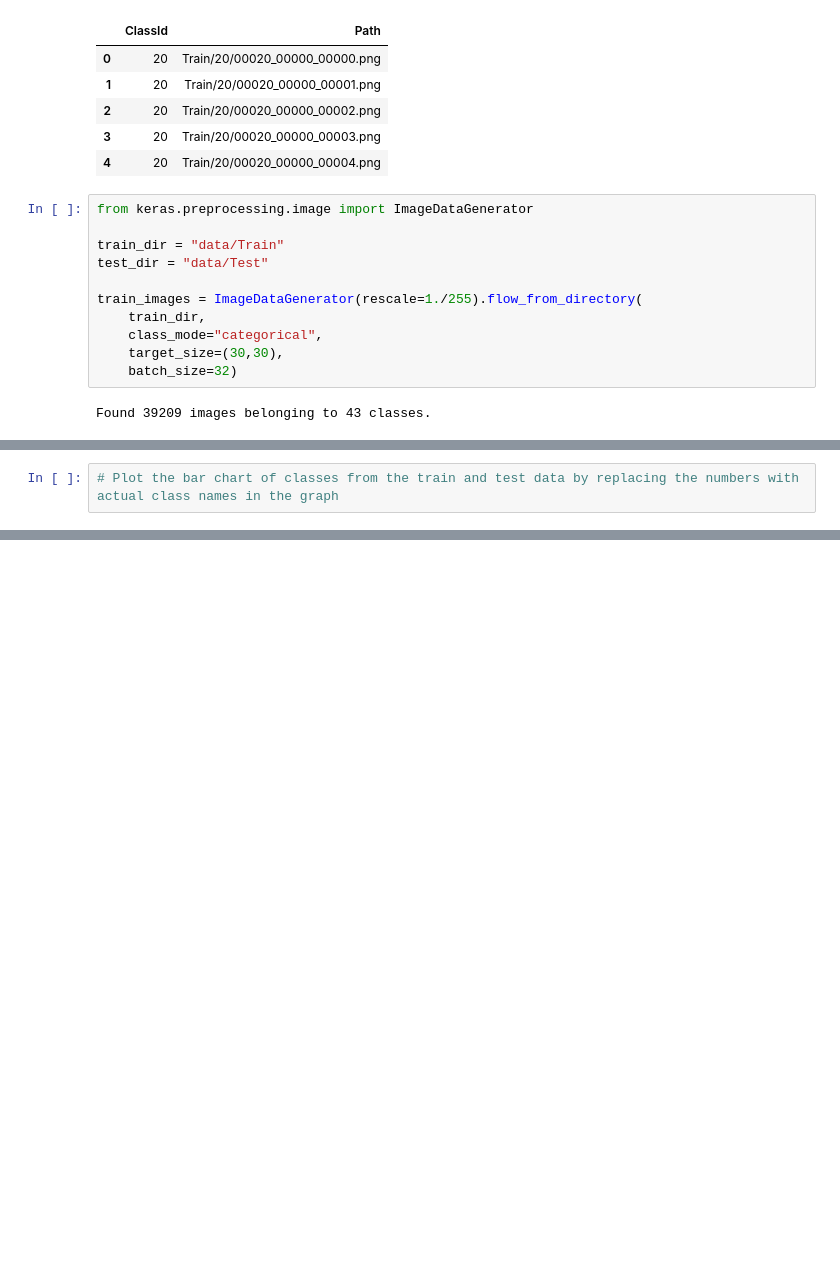
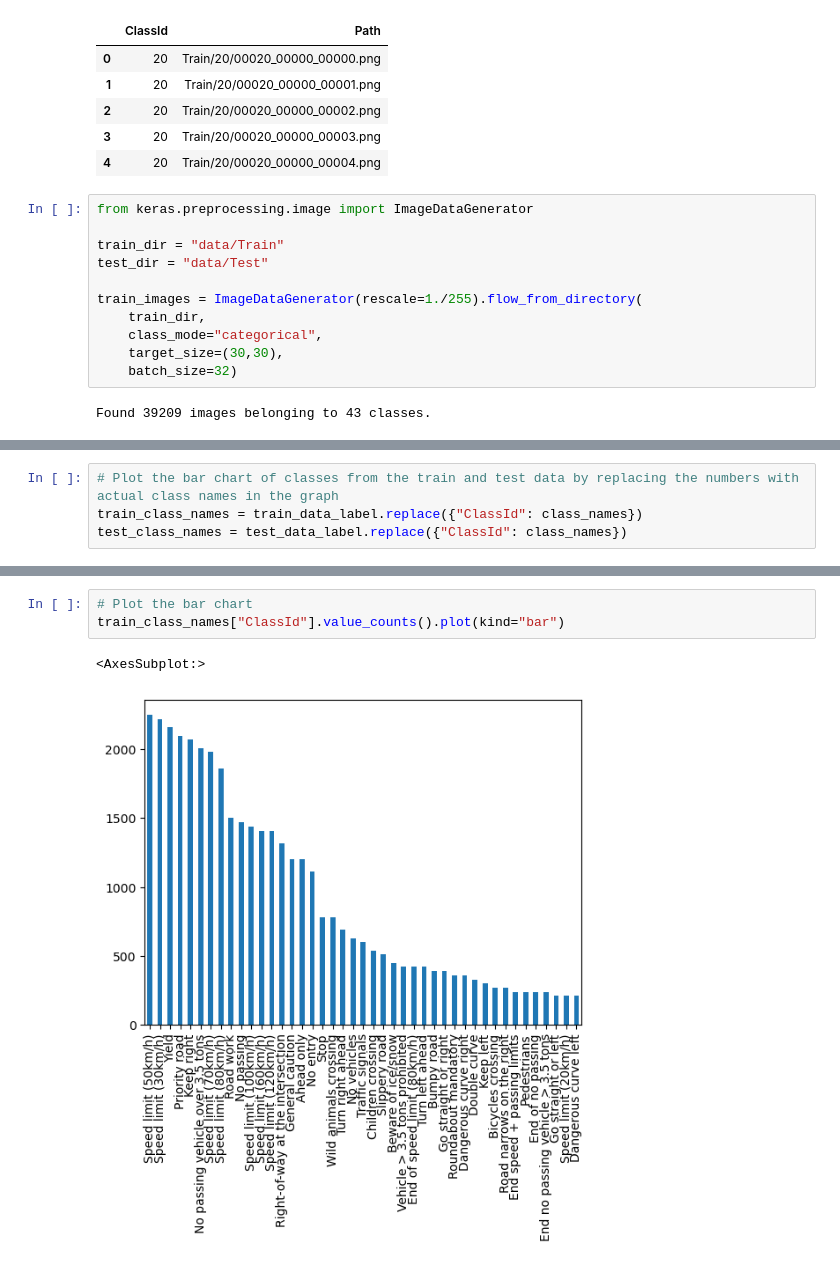
Before and after one commit to kayjay-is-here/Traffic-Signs-Recognition, a Jupyter notebook: project.ipynb, the cells around one changed output, grey strips where cells are left out. Drawn from its saved outputs; the diff is of its cells as text; blank space fills up the shorter version.

```diff
--- a/project.ipynb
+++ b/project.ipynb
@@ -88,2 +141,4 @@ train_data_label.head()
 # %%
 # Plot the bar chart of classes from the train and test data by replacing the numbers with actual class names in the graph
+train_class_names = train_data_label.replace({"ClassId": class_names})
+test_class_names = test_data_label.replace({"ClassId": class_names})
@@ -89,0 +154,6 @@ train_data_label.head()
+# %%
+# Plot the bar chart
+train_class_names["ClassId"].value_counts().plot(kind="bar")
+# %% [output]
+<AxesSubplot:>
+[figure, added]
```
Also changed, not shown: parts of 14 cells of this notebook, 1 other file.
